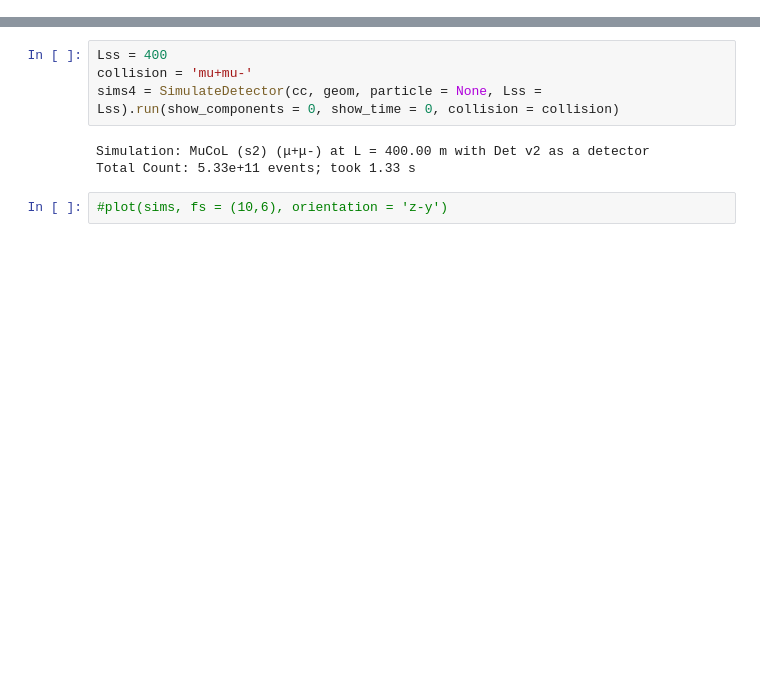
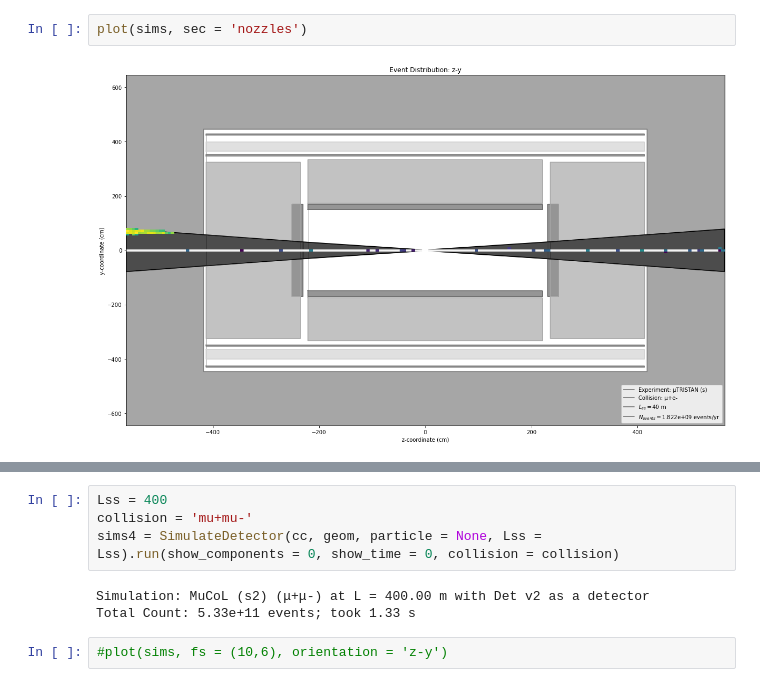
Before and after one commit to mhostert/BIN_MC, a Jupyter notebook: events.ipynb, the cells around one changed output, grey strips where cells are left out. Saved outputs shown, nothing was run; the diff lists cells and outputs as text; blank space fills up the shorter version.

```diff
--- a/events.ipynb
+++ b/events.ipynb
@@ -9,0 +41,4 @@ The autoreload extension is already loaded. To reload it, use:
+# %%
+plot(sims, sec = 'nozzles')
+# %% [output]
+[figure, added]
```
Also changed, not shown: parts of 25 cells of this notebook, 4 other files.
